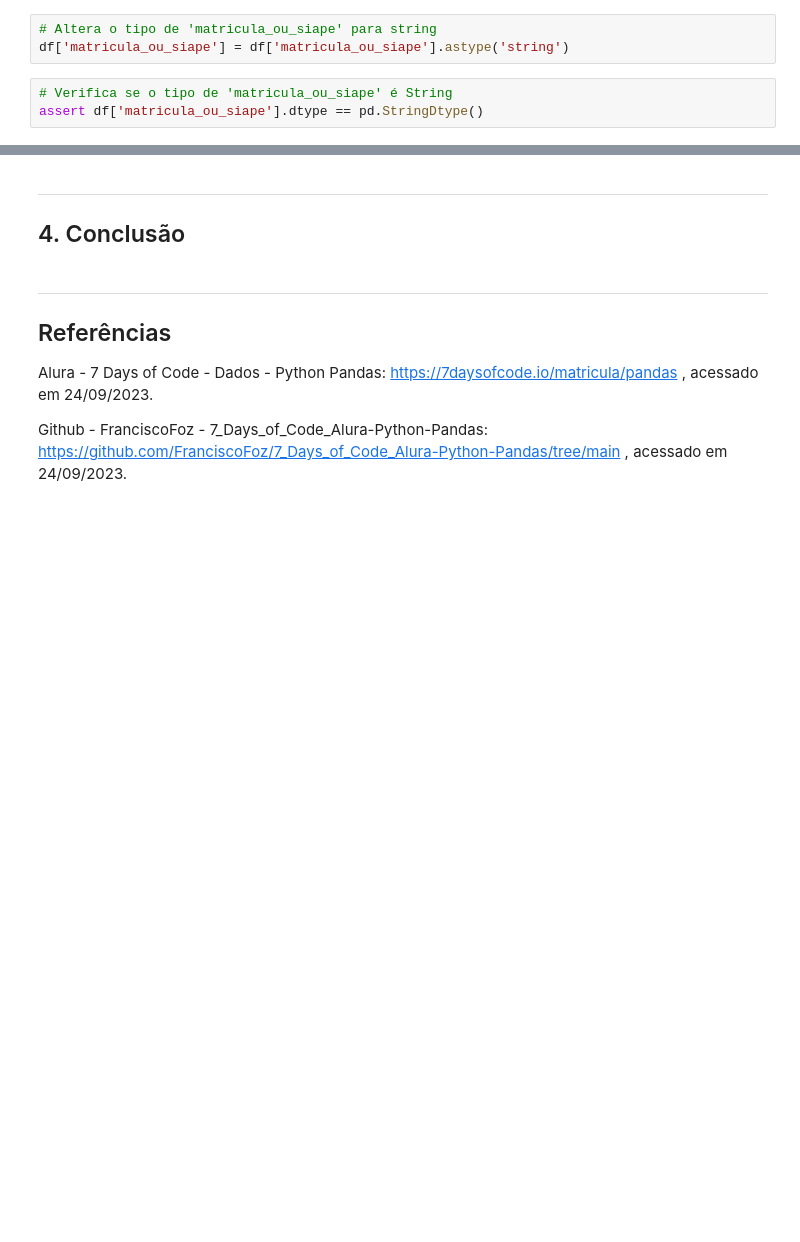
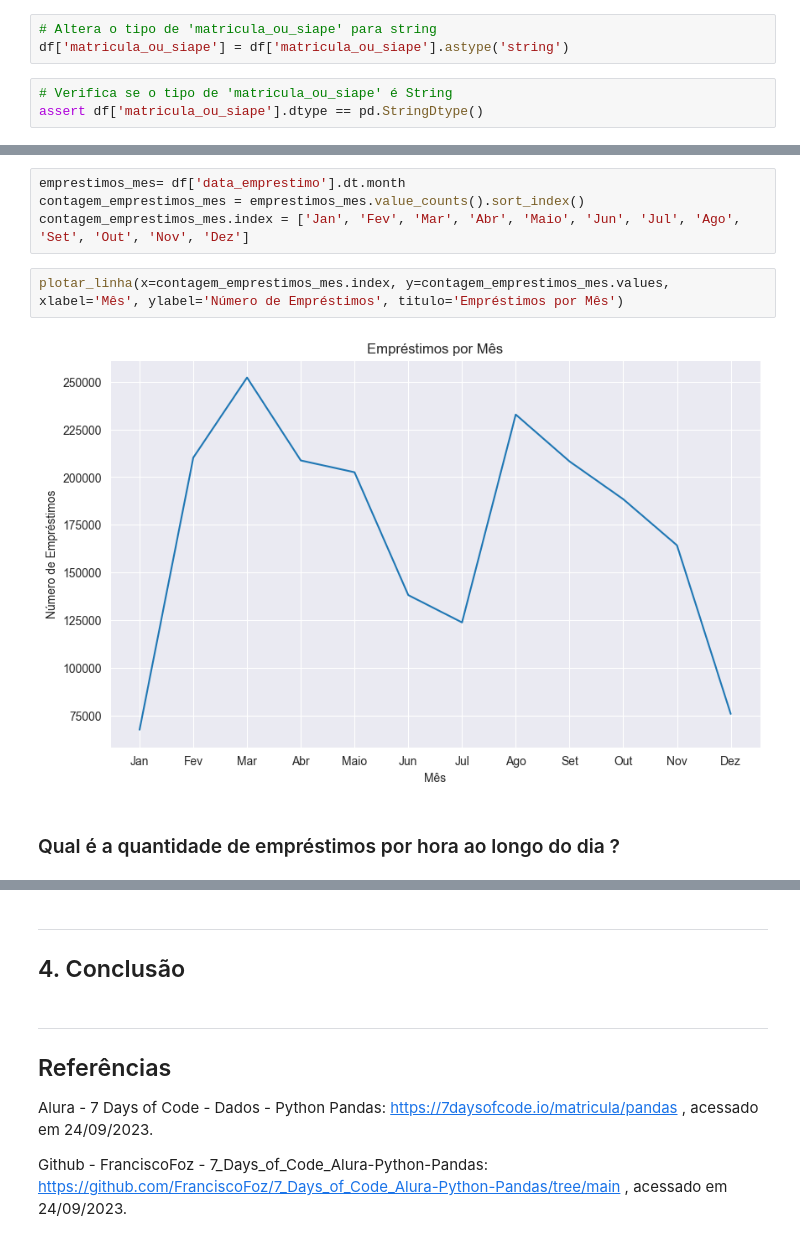
Before and after one commit to leosimoes/Alura-7DaysOfCode-Dados, a Jupyter notebook: Python-Pandas/Bibliotecas.ipynb, the cells around one changed output, grey strips where cells are left out. Cells and saved outputs as stored; diff of their text form; blank space fills up the shorter version.

```diff
--- a/Python-Pandas/Bibliotecas.ipynb
+++ b/Python-Pandas/Bibliotecas.ipynb
@@ -237,0 +279,10 @@ assert df['matricula_ou_siape'].dtype == pd.StringDtype()
+# %%
+emprestimos_mes= df['data_emprestimo'].dt.month
+contagem_emprestimos_mes = emprestimos_mes.value_counts().sort_index()
+contagem_emprestimos_mes.index = ['Jan', 'Fev', 'Mar', 'Abr', 'Maio', 'Jun', 'Jul', 'Ago', 'Set', 'Out', 'Nov', 'Dez']
+# %%
+plotar_linha(x=contagem_emprestimos_mes.index, y=contagem_emprestimos_mes.values, xlabel='Mês', ylabel='Número de Empréstimos', titulo='Empréstimos por Mês')
+# %% [output]
+[figure, added]
+# %% [markdown]
+### Qual é a quantidade de empréstimos por hora ao longo do dia ?
```
Also changed, not shown: parts of 14 cells of this notebook, 1 other file.
